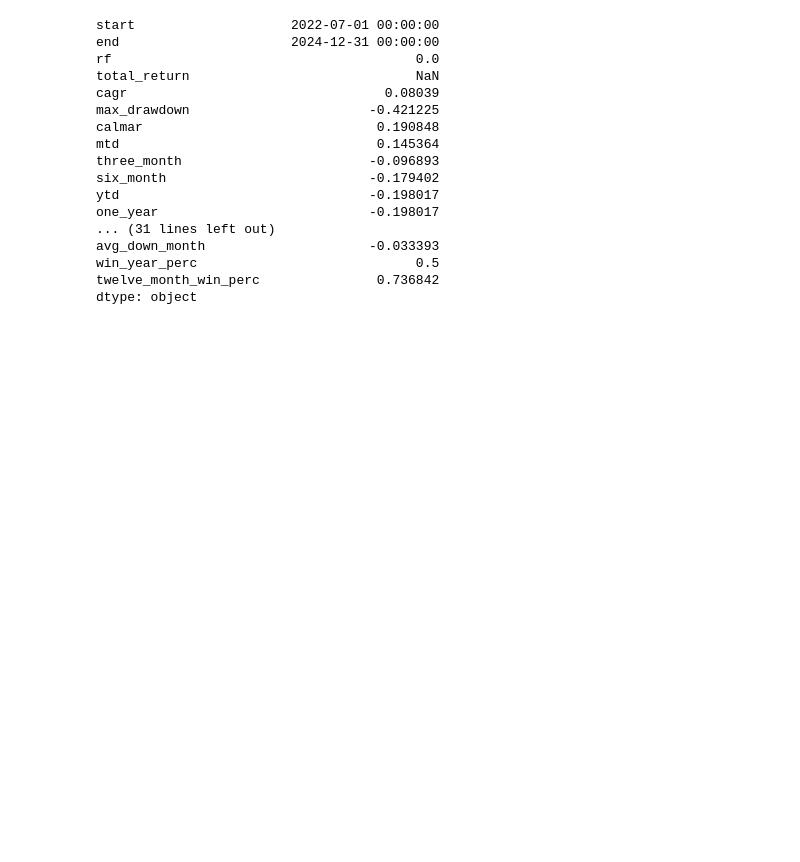
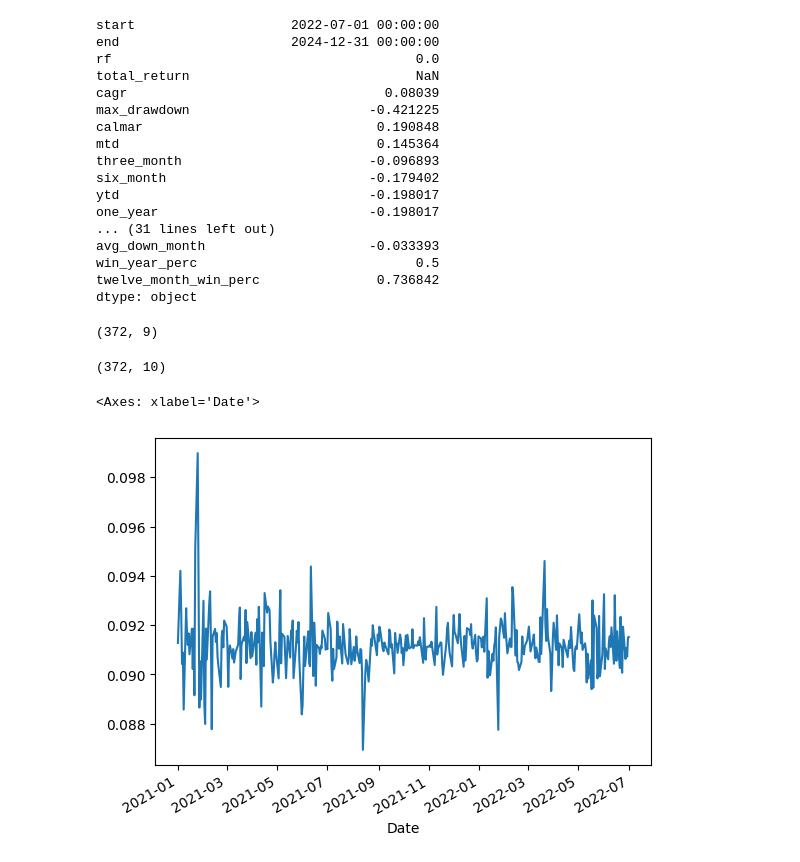
Before and after one commit to Amination-Gogia/Pairs-Trading-Dec-2024, a Jupyter notebook: Week-4/stat_arb.ipynb, the cells around one changed output. Cells and saved outputs as stored; diff of their text form; code cells hidden in the pictures; blank space fills up the shorter version.

```diff
--- a/Week-4/stat_arb.ipynb
+++ b/Week-4/stat_arb.ipynb
@@ -326,0 +371,23 @@ dtype: object
+# %%
+kf = KalmanFilter(n_dim_obs=1, n_dim_state=10, # y (obs) is 1-dimensional, (beta, alpha) (state) is 2-dimensional
+                      initial_state_mean= np.zeros(10),
+                      initial_state_covariance = np.ones((10, 10)),
+                      transition_matrices = np.eye(10), ## priori params = previous_day_params
+                      observation_matrices = obs_mat, ## H of each iteration of the kf algo ** (the observation matrix is not static)
+                      observation_covariance = 2, ## 2
+                      transition_covariance = trans_cov)
+# %%
+# y_fil = KF_Avg(y)
+state_means, state_covs = kf.filter(y)
+# %%
+x.values.shape
+# %% [output]
+(372, 9)
+# %%
+state_means.shape
+# %% [output]
+(372, 10)
+# %%
+x_big = np.vstack([x.to_numpy().T, [np.ones(len(x))]]).T
+# %%
+spread = y- np.sum( x_big[:, :9] * state_means[:, :9], axis = 1)
@@ -326,0 +396,5 @@ dtype: object
+# %%
+spread.plot()
+# %% [output]
+<Axes: xlabel='Date'>
+[figure, added]
```
Also changed, not shown: parts of 28 cells of this notebook.
